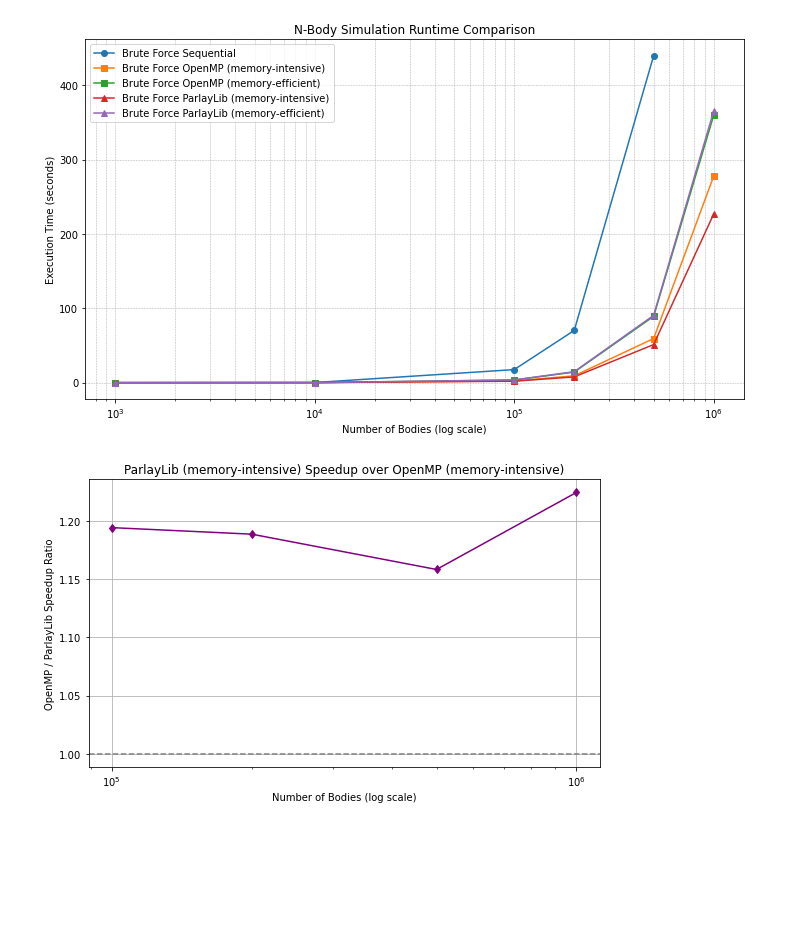
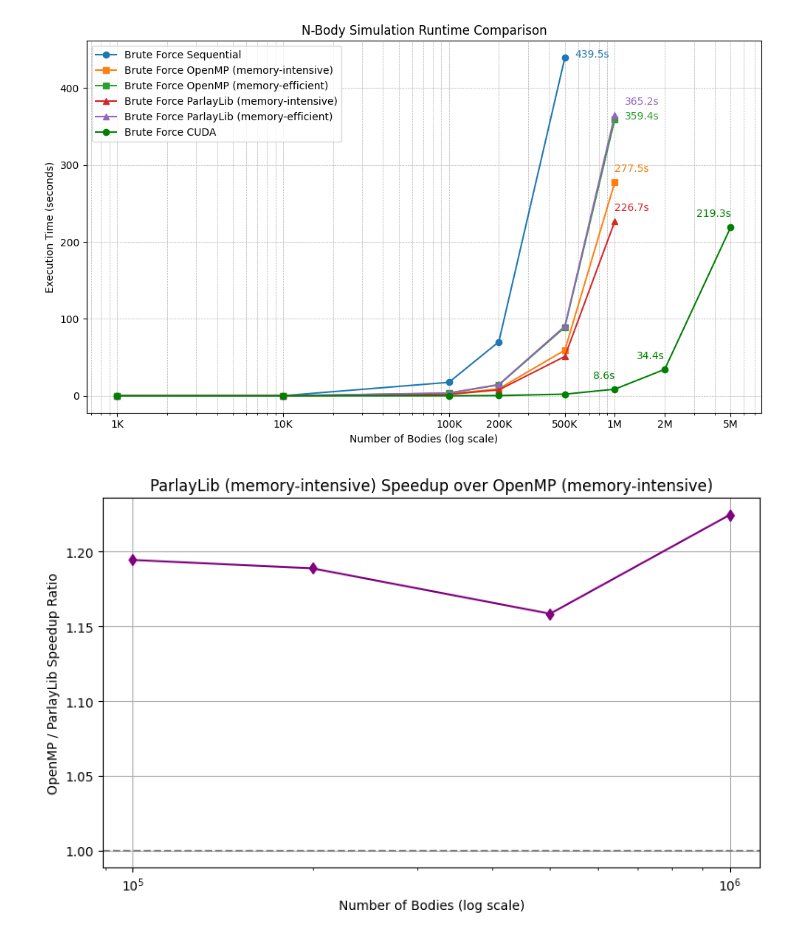
Before and after one commit to mathaiml5/NBody-simulation-parallel, a Jupyter notebook: results.ipynb, the cells around one changed output. Saved outputs shown, nothing was run; the diff lists cells and outputs as text; code cells hidden in the pictures; blank space fills up the shorter version.

Commit message:
CUDA is working!

```diff
--- a/results.ipynb
+++ b/results.ipynb
@@ -3,42 +3,90 @@ import numpy as np
 import matplotlib.pyplot as plt
 # One-shot results (redo with averages later)
 # X-axis: number of bodies
-x = [1000, 10000, 100000, 200000, 500000, 1000000]
+x = [1000, 10000, 100000, 200000, 500000, 1000000, 2000000, 5000000]
 # Y-axis: execution time in seconds
 y_brute_force_seq = [0.001761, 0.1756891, 17.5546, 70.231, 439.53]
 y_brute_force_omp_1 = [0.000769, 0.028328, 2.32016, 9.19307, 59.324, 277.54]
 y_brute_force_omp_2 = [0.000362, 0.035413, 3.53851, 14.2024, 89.1468, 359.414]
 y_brute_force_parlay_1 = [0.00239, 0.150223, 1.94279, 7.73413, 51.2151, 226.671]
 y_brute_force_parlay_2 = [0.0025, 0.037558, 3.67021, 14.7623, 90.5047, 365.159]
+y_brute_force_cuda = [0.000448512, 0.00565258, 0.0993744, 0.361864, 2.19412, 8.64006, 34.4182, 219.31]
 
 plt.figure(figsize=(10, 6))
 plt.plot(x[:5], y_brute_force_seq, "o-", label="Brute Force Sequential")
-plt.plot(x, y_brute_force_omp_1, "s-", label="Brute Force OpenMP (memory-intensive)")
-plt.plot(x, y_brute_force_omp_2, "s-", label="Brute Force OpenMP (memory-efficient)")
-plt.plot(x, y_brute_force_parlay_1, "^-", label="Brute Force ParlayLib (memory-intensive)")
-plt.plot(x, y_brute_force_parlay_2, "^-", label="Brute Force ParlayLib (memory-efficient)")
+plt.plot(x[:6], y_brute_force_omp_1, "s-", label="Brute Force OpenMP (memory-intensive)")
+plt.plot(x[:6], y_brute_force_omp_2, "s-", label="Brute Force OpenMP (memory-efficient)")
+plt.plot(x[:6], y_brute_force_parlay_1, "^-", label="Brute Force ParlayLib (memory-intensive)")
+plt.plot(x[:6], y_brute_force_parlay_2, "^-", label="Brute Force ParlayLib (memory-efficient)")
+plt.plot(x, y_brute_force_cuda, "o-", label="Brute Force CUDA", color="green")
+
+for i in [5, 6, 7]:
+    plt.annotate(f"{y_brute_force_cuda[i]:.1f}s",
+                 (x[i], y_brute_force_cuda[i]),
+                 textcoords="offset points",
+                 xytext=(0,10),
+                 ha="right",
+                 color="green")
+
+plt.annotate(f"{y_brute_force_parlay_1[-1]:.1f}s",
+             (x[5], y_brute_force_parlay_1[-1]),
+             textcoords="offset points",
+             xytext=(0,10),
+             ha="left",
+             color="#d62728")
+
+plt.annotate(f"{y_brute_force_omp_1[-1]:.1f}s",
+             (x[5], y_brute_force_omp_1[-1]),
+             textcoords="offset points",
+             xytext=(0,10),
+             ha="left",
+             color="#ff7f0e")
+
+
+plt.annotate(f"{y_brute_force_seq[-1]:.1f}s",
+             (x[4], y_brute_force_seq[-1]),
+             textcoords="offset points",
+             xytext=(10,0),
+             ha="left",
+             color="#1f77b4")
+
+plt.annotate(f"{y_brute_force_omp_2[-1]:.1f}s",
+             (x[5], y_brute_force_omp_2[-1]),
+             textcoords="offset points",
+             xytext=(10,0),
+             ha="left",
+             color="#2ca02c")
+
+plt.annotate(f"{y_brute_force_parlay_2[-1]:.1f}s",
+             (x[5], y_brute_force_parlay_2[-1]),
+             textcoords="offset points",
+             xytext=(10,10),
+             ha="left",
+             color="#9467bd")
+
 
 plt.xscale("log")
+plt.xticks(x, ["1K", "10K", "100K", "200K", "500K", "1M", "2M", "5M"])
 plt.xlabel("Number of Bodies (log scale)")
 plt.ylabel("Execution Time (seconds)")
 plt.title("N-Body Simulation Runtime Comparison")
 plt.legend()
 plt.grid(True, which="both", linestyle="--", linewidth=0.5)
 plt.tight_layout()
 plt.savefig("images/result-1.png")
 plt.show()
 
-speedup = np.array(y_brute_force_omp_1[2:]) / np.array(y_brute_force_parlay_1[2:])
+speedup = np.array(y_brute_force_omp_1[2:6]) / np.array(y_brute_force_parlay_1[2:])
 plt.figure(figsize=(8, 5))
-plt.plot(x[2:], speedup, "d-", color="purple")
+plt.plot(x[2:6], speedup, "d-", color="purple")
 plt.xscale("log")
 plt.xlabel("Number of Bodies (log scale)")
 plt.ylabel("OpenMP / ParlayLib Speedup Ratio")
 plt.title("ParlayLib (memory-intensive) Speedup over OpenMP (memory-intensive)")
 plt.grid(True)
 plt.axhline(1, color="gray", linestyle="--")
 plt.tight_layout()
 plt.show()
 # %% [output]
-[figure, old version]
+[figure, new version]
-[figure, old version]
+[figure, new version]
```
Also changed, not shown: 5 other files.
